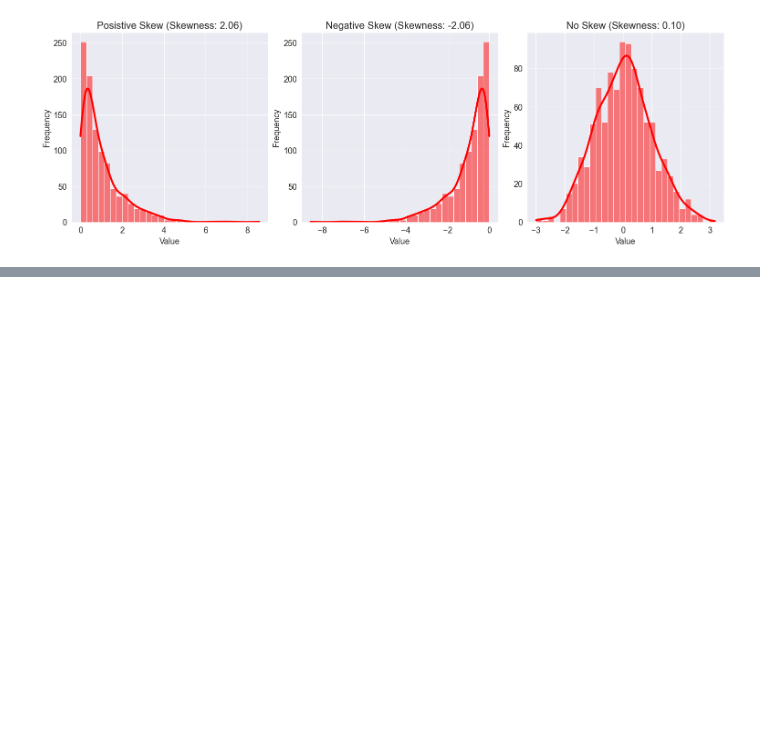
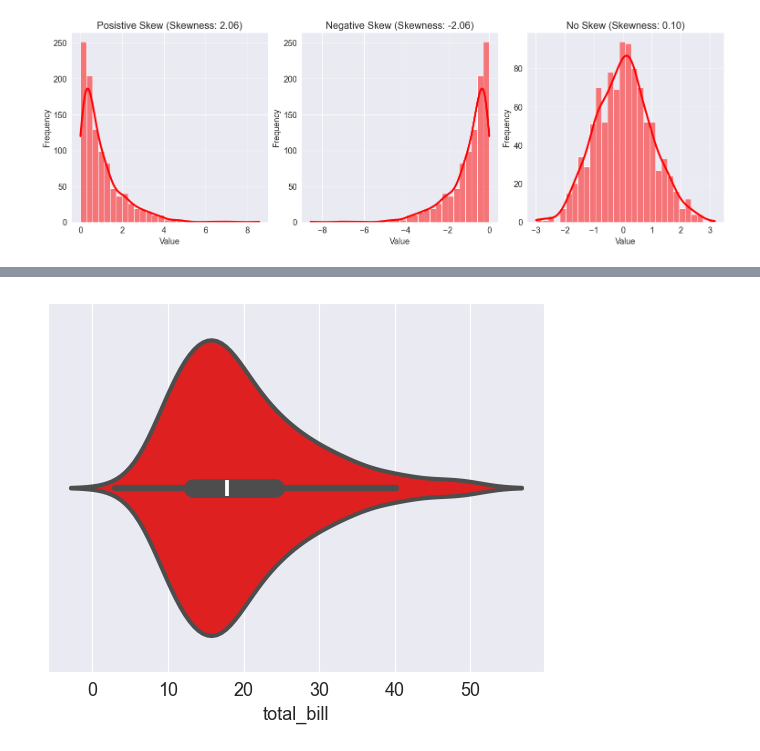
Before and after one commit to piyush-verma020/Data-Analysis, a Jupyter notebook: Data_analysis_further_notes.ipynb, the cells around one changed output, grey strips where cells are left out. Saved outputs shown, nothing was run; the diff lists cells and outputs as text; code cells hidden in the pictures; blank space fills up the shorter version.

```diff
--- a/Data_analysis_further_notes.ipynb
+++ b/Data_analysis_further_notes.ipynb
@@ -734,0 +739,3 @@ plt.show()
+# %%
+# For violin plot I will be using the tips data set
+df = sns.load_dataset('tips')
@@ -734,0 +788,3 @@ plt.show()
+# %%
+# Removing the duplicate value
+df = df.drop_duplicates()
@@ -734,0 +808,4 @@ plt.show()
+# %%
+sns.violinplot(data=df,x='total_bill',color='red',linewidth=3);
+# %% [output]
+[figure, added]
```
Also changed, not shown: parts of 19 cells of this notebook.
